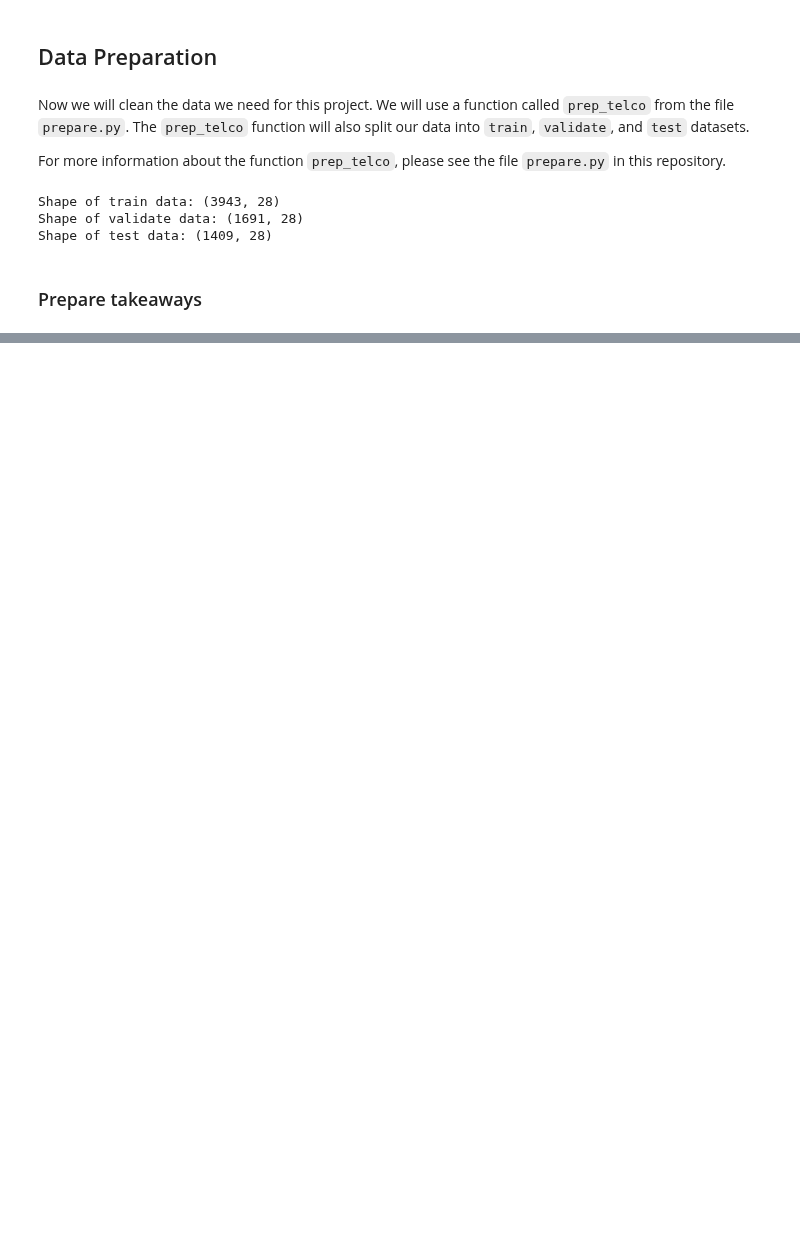
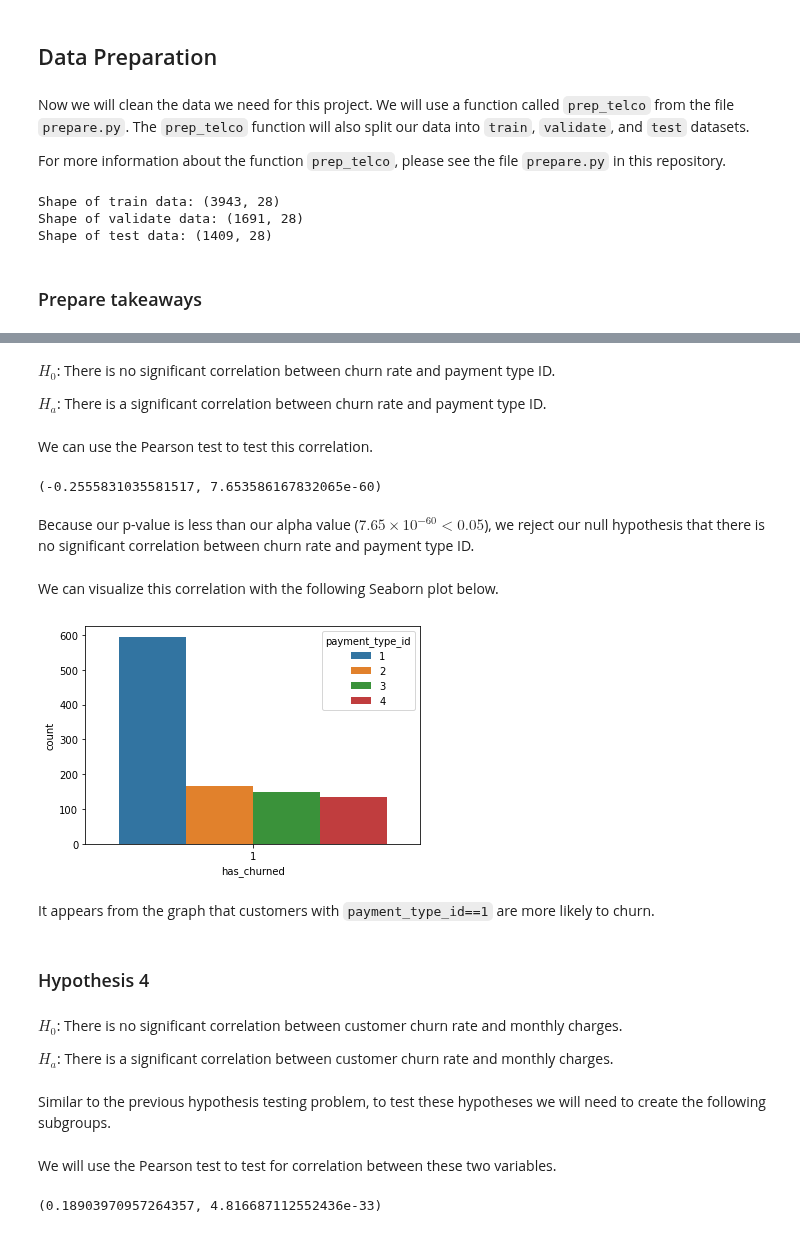
Before and after one commit to malachi-hale/Telco-project, a Jupyter notebook: Final project.ipynb, the cells around one changed output, grey strips where cells are left out. Saved outputs shown, nothing was run; the diff lists cells and outputs as text; code cells hidden in the pictures; blank space fills up the shorter version.

```diff
--- a/Final project.ipynb
+++ b/Final project.ipynb
@@ -330,0 +403,29 @@ Shape of test data: (1409, 28)
+# %% [markdown]
+$H_0$: There is no significant correlation between churn rate and payment type ID.
+
+$H_a$: There is a significant correlation between churn rate and payment type ID.
+# %% [markdown]
+We can use the Pearson test to test this correlation.
+# %%
+corr, p = stats.pearsonr(churn_rate, train.payment_type_id)
+corr, p
+# %% [output]
+(-0.2555831035581517, 7.653586167832065e-60)
+# %% [markdown]
+Because our p-value is less than our alpha value ($7.65 \times 10^{-60} < 0.05 $), we reject our null hypothesis that there is no significant correlation between churn rate and payment type ID.
+# %% [markdown]
+We can visualize this correlation with the following Seaborn plot below.
+# %%
+churn_rates_counts_by_contract = sns.countplot(x='has_churned', data=train[train.has_churned == 1], hue = "payment_type_id")
+# %% [output]
+[figure, added]
+# %% [markdown]
+It appears from the graph that customers with `payment_type_id==1` are more likely to churn.
+# %% [markdown]
+### Hypothesis 4
+# %% [markdown]
+$H_0$: There is no significant correlation between customer churn rate and monthly charges.
+
+$H_a$: There is a significant correlation between customer churn rate and monthly charges.
+# %% [markdown]
+Similar to the previous hypothesis testing problem, to test these hypotheses we will need to create the following subgroups.
@@ -330,0 +435,7 @@ Shape of test data: (1409, 28)
+# %% [markdown]
+We will use the Pearson test to test for correlation between these two variables.
+# %%
+corr, p = stats.pearsonr(churn_rate, monthly_charges)
+corr, p
+# %% [output]
+(0.18903970957264357, 4.816687112552436e-33)
```
Also changed, not shown: parts of 80 cells of this notebook, 1 other file.
